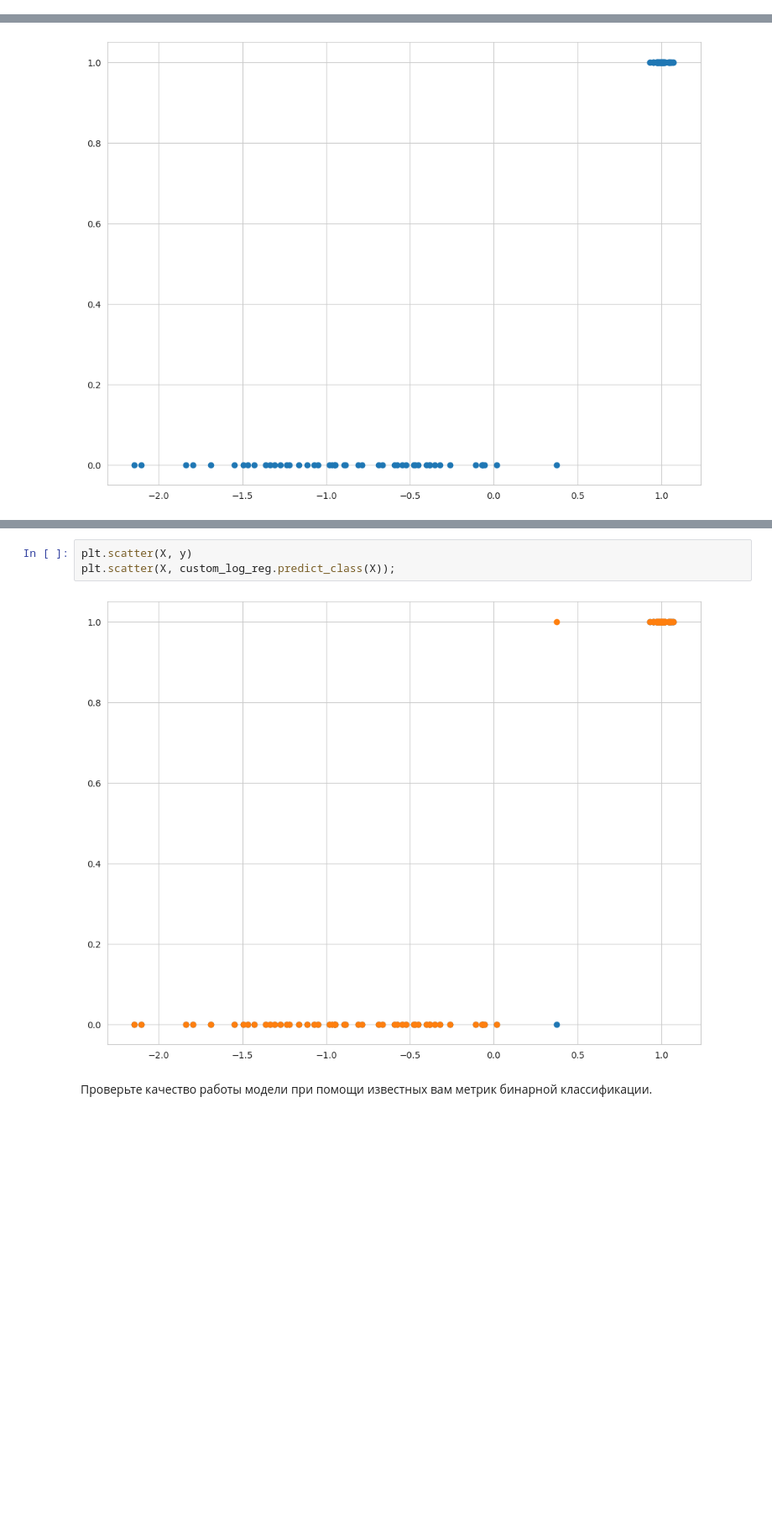
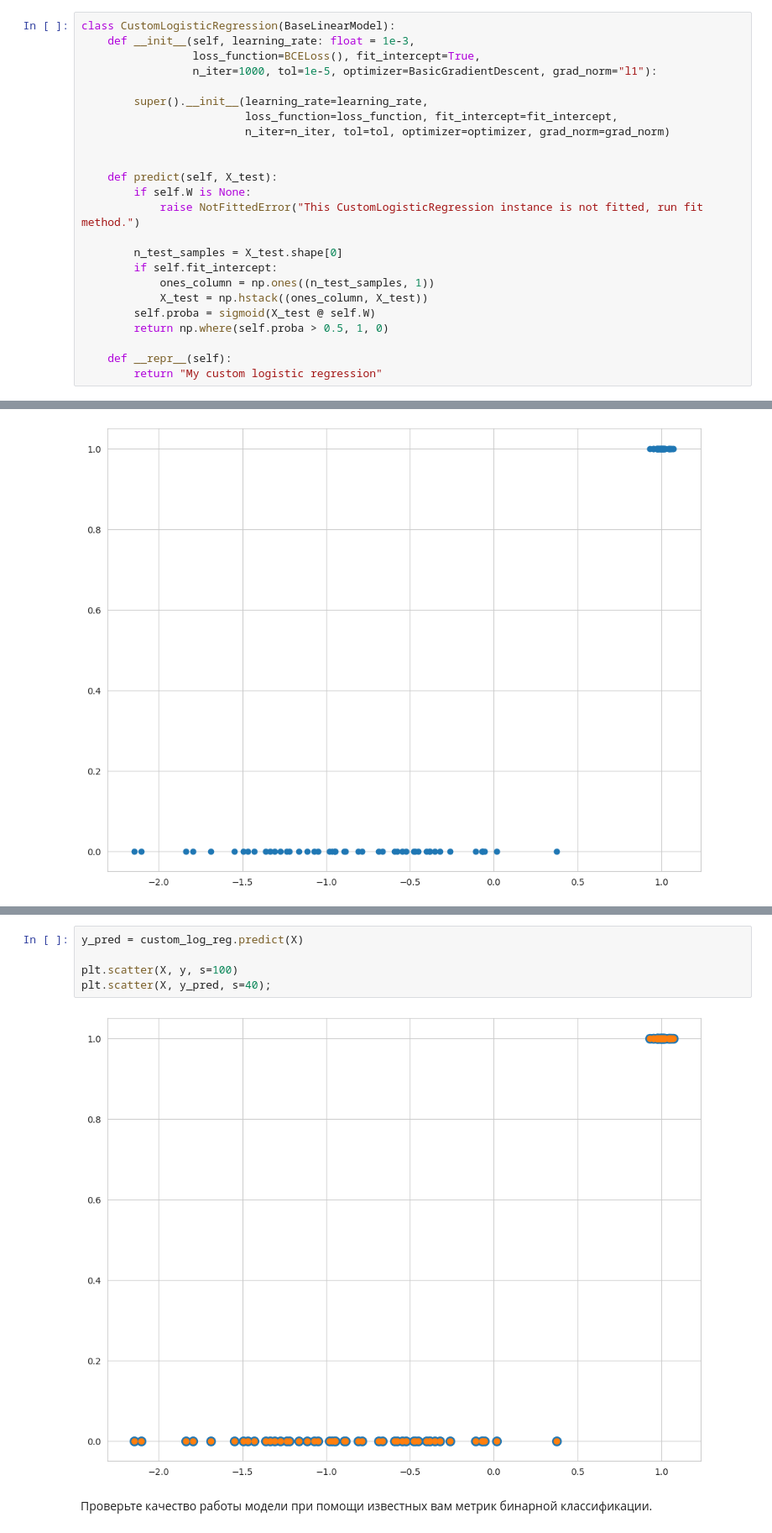
Before and after one commit to Olga-Bagrova/BI_ML_2024, a Jupyter notebook: hw_2_linmodel_GD/code/Linear_models.ipynb, the cells around one changed output, grey strips where cells are left out. Shown at 84% size. Saved outputs shown, nothing was run; the diff lists cells and outputs as text; blank space fills up the shorter version.

```diff
--- a/hw_2_linmodel_GD/code/Linear_models.ipynb
+++ b/hw_2_linmodel_GD/code/Linear_models.ipynb
@@ -722,3 +684,27 @@ class CustomLogisticRegression(BaseLinearModel):
+# %%
+class CustomLogisticRegression(BaseLinearModel):
+    def __init__(self, learning_rate: float = 1e-3,
+                 loss_function=BCELoss(), fit_intercept=True,
+                 n_iter=1000, tol=1e-5, optimizer=BasicGradientDescent, grad_norm="l1"):
+
+        super().__init__(learning_rate=learning_rate,
+                         loss_function=loss_function, fit_intercept=fit_intercept,
+                         n_iter=n_iter, tol=tol, optimizer=optimizer, grad_norm=grad_norm)
+
+
+    def predict(self, X_test):
+        if self.W is None:
+            raise NotFittedError("This CustomLogisticRegression instance is not fitted, run fit method.")
+
+        n_test_samples = X_test.shape[0]
+        if self.fit_intercept:
+            ones_column = np.ones((n_test_samples, 1))
+            X_test = np.hstack((ones_column, X_test))
+        self.proba = sigmoid(X_test @ self.W)
+        return np.where(self.proba > 0.5, 1, 0)
+
+    def __repr__(self):
+        return "My custom logistic regression"
 # %% [markdown]
 #### Снова проверим работу алгоритма на простом примере
 # %%
@@ -741,8 +723,10 @@ plt.scatter(X, y_pred);
-# %%
-plt.scatter(X, y)
-plt.scatter(X, custom_log_reg.predict_class(X));
-# %% [output]
-[figure, removed]
+# %%
+y_pred = custom_log_reg.predict(X)
+
+plt.scatter(X, y, s=100)
+plt.scatter(X, y_pred, s=40);
+# %% [output]
+[figure, added]
 # %% [markdown]
 Проверьте качество работы модели при помощи известных вам метрик бинарной классификации.
 # %%
```
Also changed, not shown: parts of 18 cells of this notebook.
